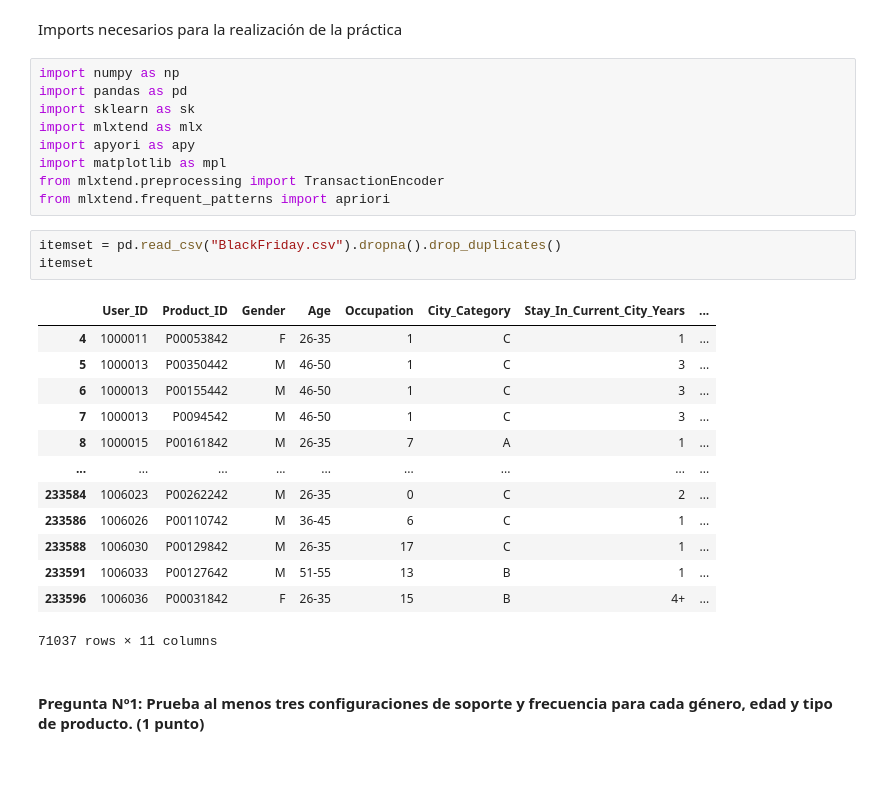
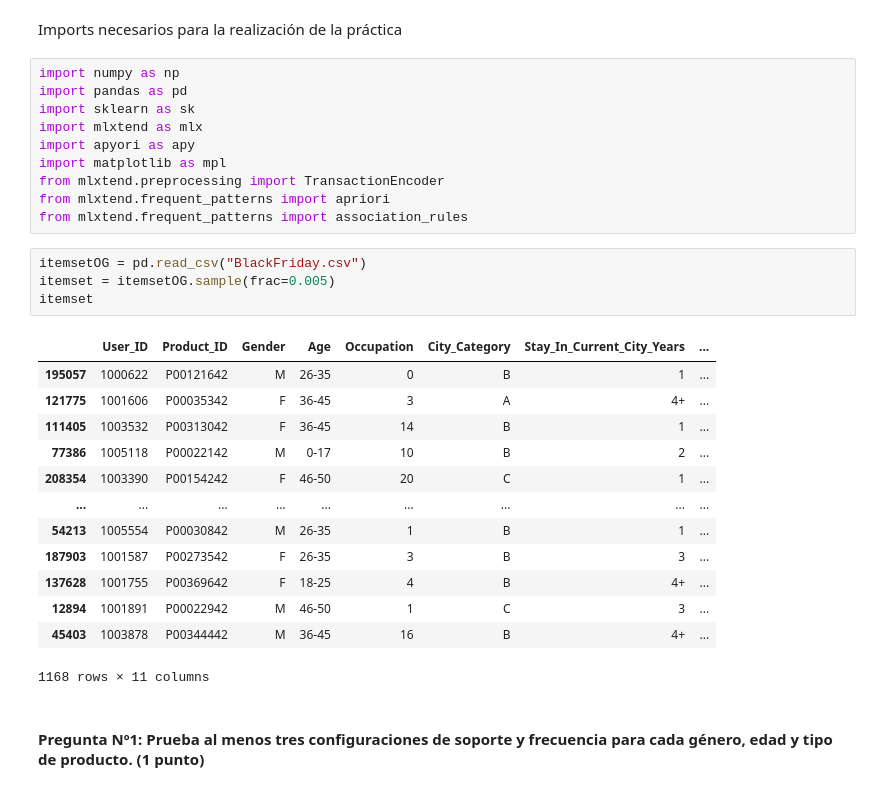
Before and after one commit to ikeruco29/Lab02_GSP-RA, a Jupyter notebook: Pr1_Reglas-de-asociacion.ipynb, the cells around one changed output. Drawn from its saved outputs; the diff is of its cells as text.

```diff
--- a/Pr1_Reglas-de-asociacion.ipynb
+++ b/Pr1_Reglas-de-asociacion.ipynb
@@ -11,22 +11,24 @@ import apyori as apy
 import matplotlib as mpl
 from mlxtend.preprocessing import TransactionEncoder
 from mlxtend.frequent_patterns import apriori
+from mlxtend.frequent_patterns import association_rules
 # %%
-itemset = pd.read_csv("BlackFriday.csv").dropna().drop_duplicates()
+itemsetOG = pd.read_csv("BlackFriday.csv")
+itemset = itemsetOG.sample(frac=0.005)
 itemset
 # %% [output]
 |  | User_ID | Product_ID | Gender | Age | Occupation | City_Category | Stay_In_Current_City_Years | ... |
-| 4 | 1000011 | P00053842 | F | 26-35 | 1 | C | 1 | ... |
-| 5 | 1000013 | P00350442 | M | 46-50 | 1 | C | 3 | ... |
-| 6 | 1000013 | P00155442 | M | 46-50 | 1 | C | 3 | ... |
-| 7 | 1000013 | P0094542 | M | 46-50 | 1 | C | 3 | ... |
-| 8 | 1000015 | P00161842 | M | 26-35 | 7 | A | 1 | ... |
+| 195057 | 1000622 | P00121642 | M | 26-35 | 0 | B | 1 | ... |
+| 121775 | 1001606 | P00035342 | F | 36-45 | 3 | A | 4+ | ... |
+| 111405 | 1003532 | P00313042 | F | 36-45 | 14 | B | 1 | ... |
+| 77386 | 1005118 | P00022142 | M | 0-17 | 10 | B | 2 | ... |
+| 208354 | 1003390 | P00154242 | F | 46-50 | 20 | C | 1 | ... |
 | ... | ... | ... | ... | ... | ... | ... | ... | ... |
-| 233584 | 1006023 | P00262242 | M | 26-35 | 0 | C | 2 | ... |
-| 233586 | 1006026 | P00110742 | M | 36-45 | 6 | C | 1 | ... |
-| 233588 | 1006030 | P00129842 | M | 26-35 | 17 | C | 1 | ... |
-| 233591 | 1006033 | P00127642 | M | 51-55 | 13 | B | 1 | ... |
-| 233596 | 1006036 | P00031842 | F | 26-35 | 15 | B | 4+ | ... |
+| 54213 | 1005554 | P00030842 | M | 26-35 | 1 | B | 1 | ... |
+| 187903 | 1001587 | P00273542 | F | 26-35 | 3 | B | 3 | ... |
+| 137628 | 1001755 | P00369642 | F | 18-25 | 4 | B | 4+ | ... |
+| 12894 | 1001891 | P00022942 | M | 46-50 | 1 | C | 3 | ... |
+| 45403 | 1003878 | P00344442 | M | 36-45 | 16 | B | 4+ | ... |
-71037 rows × 11 columns
+1168 rows × 11 columns
 # %% [markdown]
 #### Pregunta Nº1: Prueba al menos tres configuraciones de soporte y frecuencia para cada género, edad y tipo de producto. (1 punto)
```
Also changed, not shown: parts of 23 cells of this notebook.
